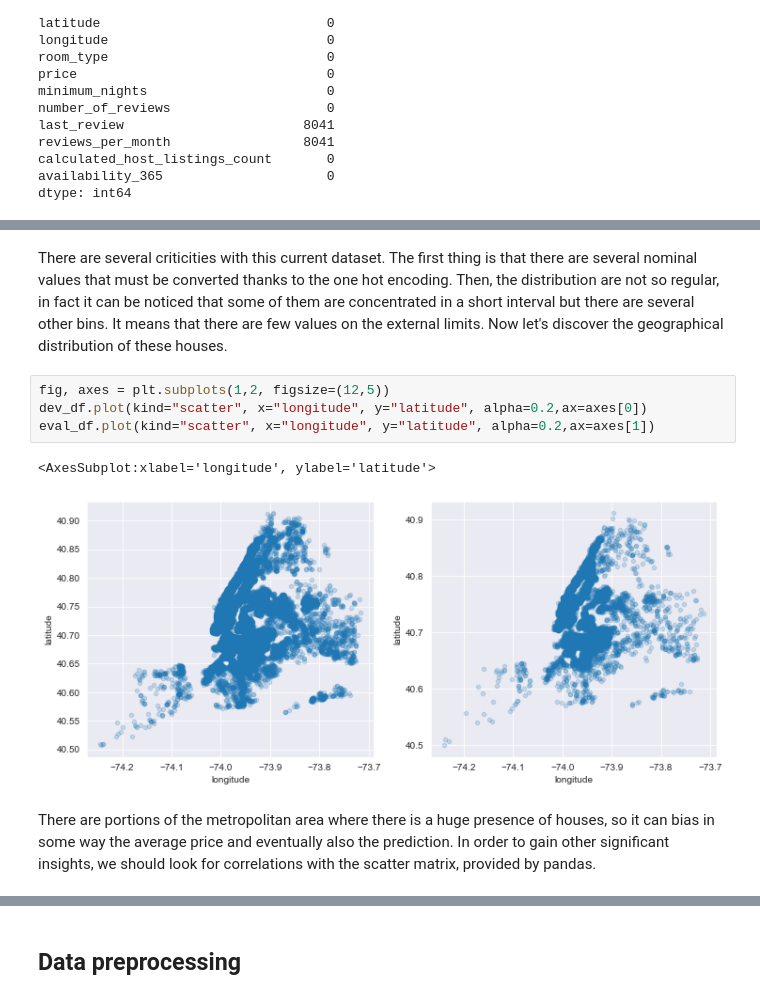
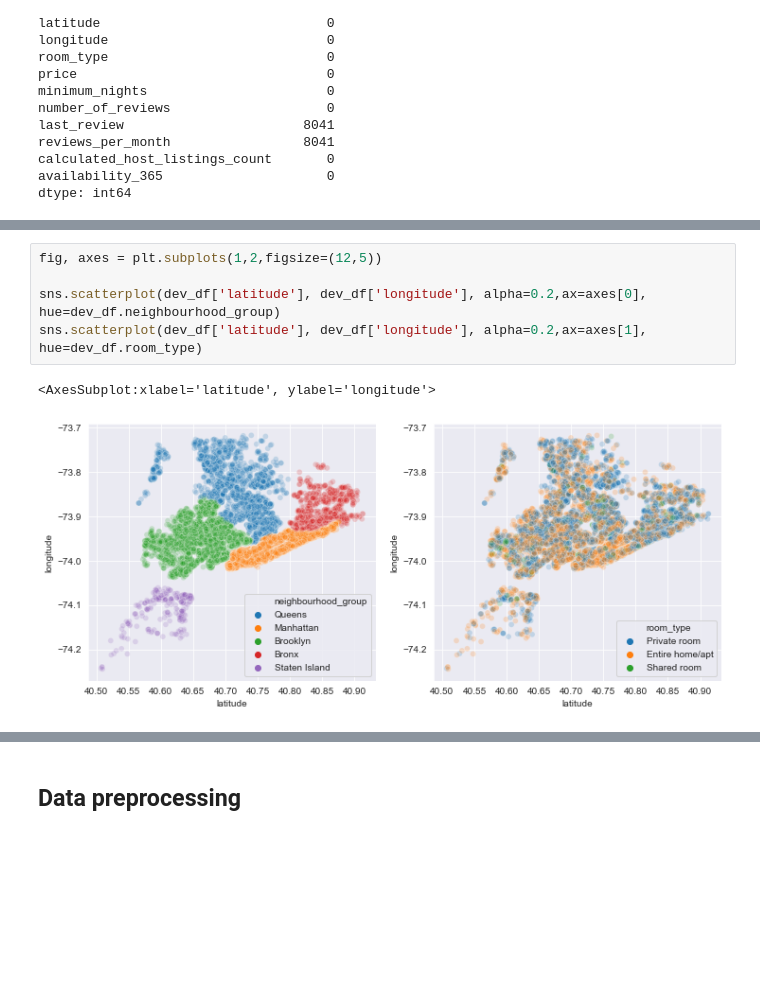
Before and after one commit to francescodisalvo05/Data-Science-Lab-Exercises, a Jupyter notebook: Notebooks/9-Laboratory-02-12-2020.ipynb, the cells around one changed output, grey strips where cells are left out. Drawn from its saved outputs; the diff is of its cells as text; blank space fills up the shorter version.

```diff
--- a/Notebooks/9-Laboratory-02-12-2020.ipynb
+++ b/Notebooks/9-Laboratory-02-12-2020.ipynb
@@ -107,11 +104,8 @@ array([[<AxesSubplot:title={'center':'id'}>,
-# %% [markdown]
-There are several criticities with this current dataset. The first thing is that there are several nominal values that must be converted thanks to the one hot encoding. Then, the distribution are not so regular, in fact it can be noticed that some of them are concentrated in a short interval but there are several other bins. It means that there are few values on the external limits. Now let's discover the geographical distribution of these houses.
 # %%
-fig, axes = plt.subplots(1,2, figsize=(12,5))
-dev_df.plot(kind="scatter", x="longitude", y="latitude", alpha=0.2,ax=axes[0])
-eval_df.plot(kind="scatter", x="longitude", y="latitude", alpha=0.2,ax=axes[1])
+fig, axes = plt.subplots(1,2,figsize=(12,5))
+
+sns.scatterplot(dev_df['latitude'], dev_df['longitude'], alpha=0.2,ax=axes[0], hue=dev_df.neighbourhood_group)
+sns.scatterplot(dev_df['latitude'], dev_df['longitude'], alpha=0.2,ax=axes[1], hue=dev_df.room_type)
 # %% [output]
-<AxesSubplot:xlabel='longitude', ylabel='latitude'>
+<AxesSubplot:xlabel='latitude', ylabel='longitude'>
-[figure, old version]
+[figure, new version]
-# %% [markdown]
-There are portions of the metropolitan area where there is a huge presence of houses, so it can bias in some way the average price and eventually also the prediction. In order to gain other significant insights, we should look for correlations with the scatter matrix, provided by pandas.
```
Also changed, not shown: parts of 36 cells of this notebook.
